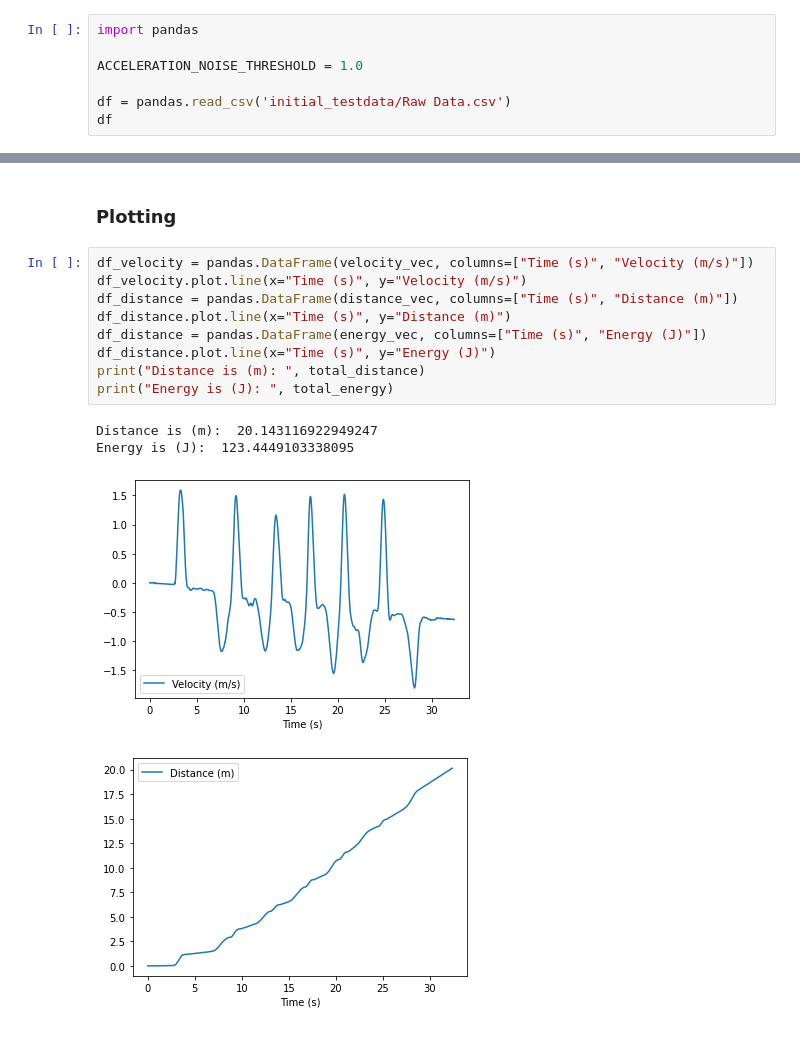
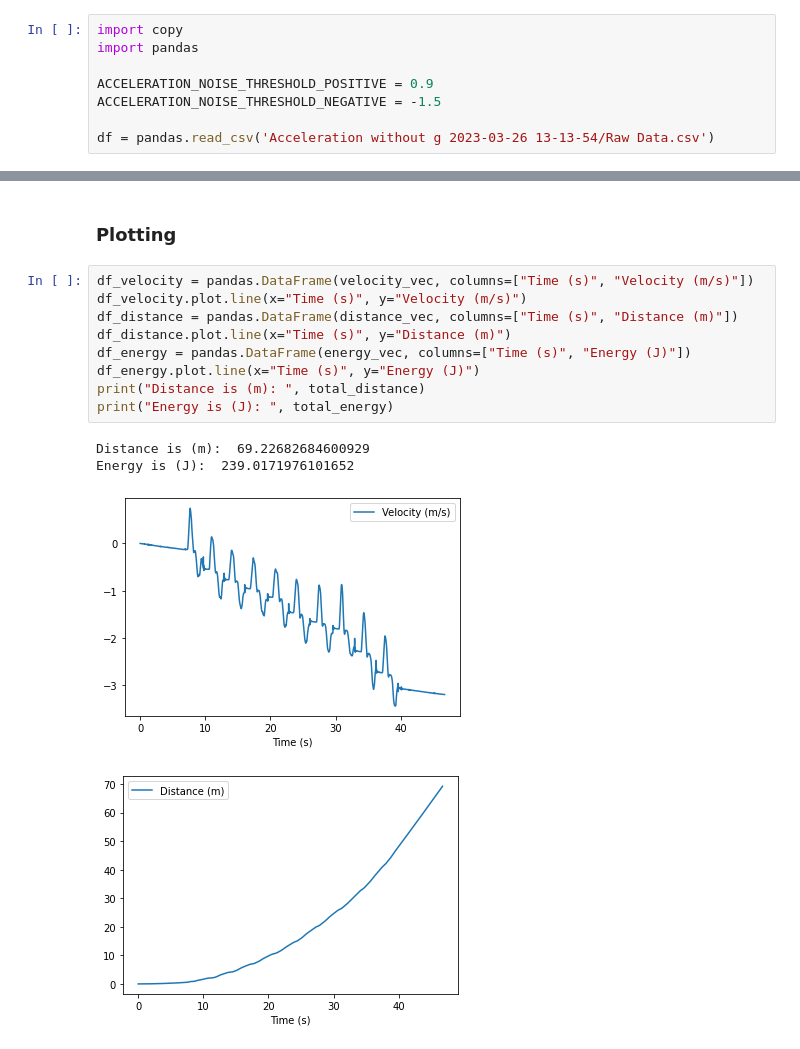
Before and after one commit to raltm2e/imu_phyphox, a Jupyter notebook: test1.ipynb, the cells around one changed output, grey strips where cells are left out. Drawn from its saved outputs; the diff is of its cells as text.

```diff
--- a/test1.ipynb
+++ b/test1.ipynb
@@ -1,9 +1,10 @@
 # %%
+import copy
 import pandas
 
-ACCELERATION_NOISE_THRESHOLD = 1.0
+ACCELERATION_NOISE_THRESHOLD_POSITIVE = 0.9
+ACCELERATION_NOISE_THRESHOLD_NEGATIVE = -1.5
 
-df = pandas.read_csv('initial_testdata/Raw Data.csv')
-df
+df = pandas.read_csv('Acceleration without g 2023-03-26 13-13-54/Raw Data.csv')
 # %% [output]
 |  | Time (s) | Linear Acceleration x (m/s^2) | Linear Acceleration y (m/s^2) | Linear Acceleration z (m/s^2) | Absolute acceleration (m/s^2) |
@@ -105,14 +88,14 @@ for index, row in filtered_df.iterrows():
 # %%
 df_velocity = pandas.DataFrame(velocity_vec, columns=["Time (s)", "Velocity (m/s)"])
 df_velocity.plot.line(x="Time (s)", y="Velocity (m/s)")
 df_distance = pandas.DataFrame(distance_vec, columns=["Time (s)", "Distance (m)"])
 df_distance.plot.line(x="Time (s)", y="Distance (m)")
-df_distance = pandas.DataFrame(energy_vec, columns=["Time (s)", "Energy (J)"])
-df_distance.plot.line(x="Time (s)", y="Energy (J)")
+df_energy = pandas.DataFrame(energy_vec, columns=["Time (s)", "Energy (J)"])
+df_energy.plot.line(x="Time (s)", y="Energy (J)")
 print("Distance is (m): ", total_distance)
 print("Energy is (J): ", total_energy)
 # %% [output]
-Distance is (m):  20.143116922949247
-Energy is (J):  123.4449103338095
+Distance is (m):  69.22682684600929
+Energy is (J):  239.0171976101652
-[figure, old version]
+[figure, new version]
-[figure, old version]
+[figure, new version]
```
Also changed, not shown: parts of 5 cells of this notebook, 2 other files.
